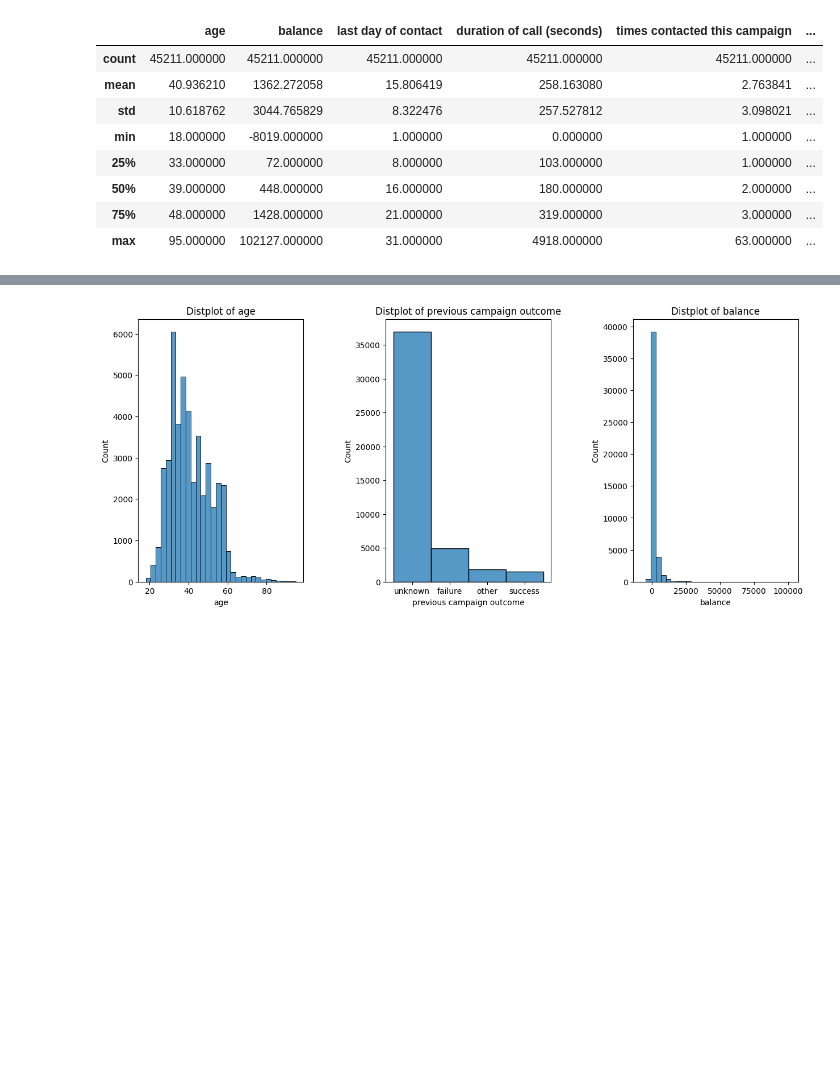
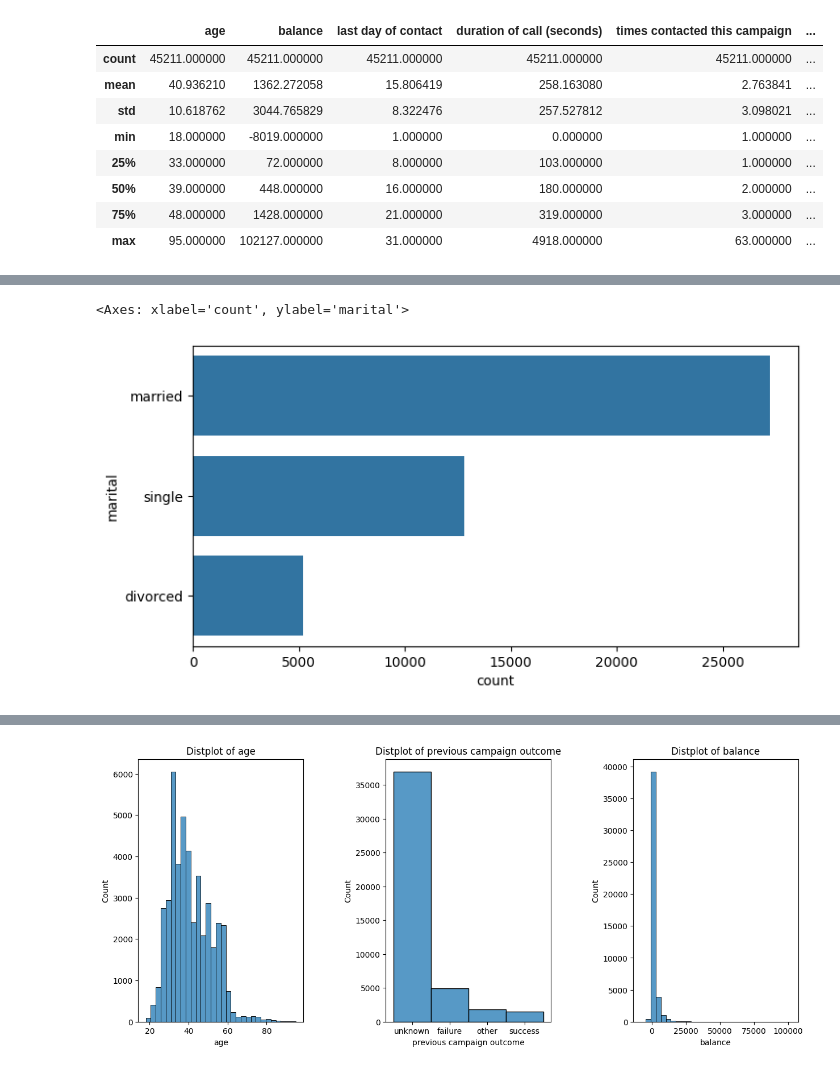
Before and after one commit to ManonoLinda/Customer-Segmentation-and-Marketing-Campaign-Optimisation, a Jupyter notebook: Project1.ipynb, the cells around one changed output, grey strips where cells are left out. Cells and saved outputs as stored; diff of their text form; code cells hidden in the pictures; blank space fills up the shorter version.

```diff
--- a/Project1.ipynb
+++ b/Project1.ipynb
@@ -121,0 +113,9 @@ For example, when doing 'df[col].method(value, inplace=True)', try using 'df.met
+# %%
+# Make figsize
+plt.figure(figsize=(8,4))
+
+# Bar plot by country
+sns.countplot(y='marital', data=data)
+# %% [output]
+<Axes: xlabel='count', ylabel='marital'>
+[figure, added]
```
Also changed, not shown: parts of 22 cells of this notebook.
